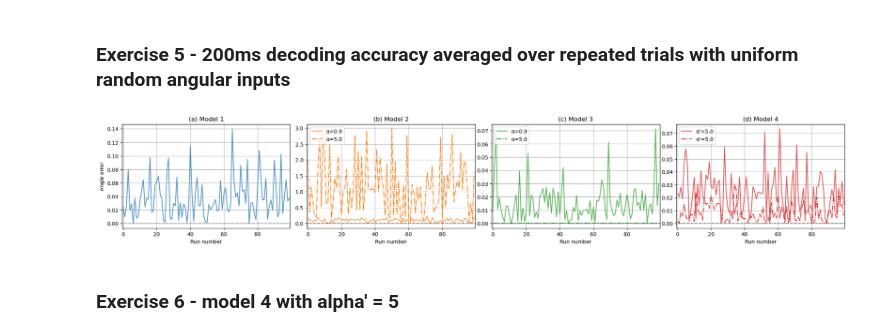
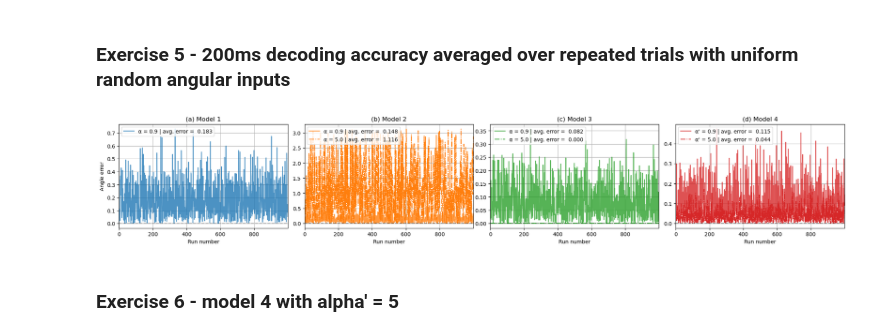
Before and after one commit to elbertwang00/4G3-Courseworks, a Jupyter notebook: Coursework1/coursework1.ipynb, the cells around one changed output. Drawn from its saved outputs; the diff is of its cells as text; code cells hidden in the pictures.

```diff
--- a/Coursework1/coursework1.ipynb
+++ b/Coursework1/coursework1.ipynb
@@ -105,7 +105,7 @@ def setModel3(alpha=0.9): # WIJ = V(phiI - phiJ)
     model3.B, model3.C = np.diag(np.ones(model3.m)), np.diag(np.ones(model3.m))
     return model3
 
-def setModel4(alpha=0.9): # n=2m more neurons than angles, W = ring structure like model 3
+def setModel4(alpha=0.9, B=np.array([]), C=np.array([])): # n=2m more neurons than angles, W = ring structure like model 3
     model4 = V1Model(200,400)
 
     WBar3 = np.zeros((model4.m, model4.m))
@@ -118,8 +118,16 @@ def setModel4(alpha=0.9): # n=2m more neurons than angles, W = ring structure li
     WBar4 = R(WBar3, model4.alpha2)
     W = np.concatenate((WBar4, -WBar4), axis=1)
     model4.W = np.concatenate((W, W), axis=0)
-    model4.B = np.concatenate((np.diag(np.ones(model4.m)), np.zeros((model4.m, model4.m))), axis=0)
-    model4.C = np.concatenate((np.diag(np.ones(model4.m)), np.zeros((model4.m, model4.m))), axis=1)
+
+    if B.shape[0]==0:
+        model4.B = np.concatenate((np.diag(np.ones(model4.m)), np.zeros((model4.m, model4.m))), axis=0)
+    else:
+        model4.B = B
+
+    if C.shape[0]==0:
+        model4.C = np.concatenate((np.diag(np.ones(model4.m)), np.zeros((model4.m, model4.m))), axis=1)
+    else:
+        model4.C = C
     return model4
 # %% [markdown]
 ### Exercise 1 - integrating all models with their default parameters
@@ -239,10 +247,10 @@ plt.show()
 # %%
 nModels = 7
 modAlpha = 5
-responses, thetaAct, thetaEst, decodeAccuracies = [[] for _ in range(nModels)], [[] for _ in range(nModels)], [[] for _ in range(nModels)], [[] for _ in range(nModels)]
+decodeAccuracies5 = [[] for _ in range(nModels)]
 timesteps = np.arange(0,201)
 
-for trial in tqdm(range(100)):
+for trial in tqdm(range(1000)):
     randTheta = np.random.uniform(0,2*np.pi,1)
     for i in range(nModels):
         if i>3:
@@ -251,55 +259,53 @@ for trial in tqdm(range(100)):
             model = eval(f'setModel{i+1}()')
 
         model.theta = randTheta
-        model.sigma = 0.2
+        model.sigma = 1
 
         for t in timesteps:
-            responses[i].append(model.r)
             model.stepTime()
 
-        thetaAct[i].append(model.theta)
-        thetaEst[i].append(model.thetaEst)
-        decodeAccuracies[i].append(model.decodeError)
+        decodeAccuracies5[i].append(model.decodeError)
 # %%
 fig, ax = plt.subplots(1,4, figsize=[20,3.5])
 
 for i in range(nModels):
     idx = i
     if i>3:
         idx = i-3
         if i==6:
-            ax[idx].plot(decodeAccuracies[i], color=defaultColors[idx], linestyle='-.', label="α'=5.0")
+            ax[idx].plot(decodeAccuracies5[i], color=defaultColors[idx], linestyle='-.', label=f"α' = 5.0 | avg. error = {np.mean(decodeAccuracies5[i]) : .3f}")
         else:
-            ax[idx].plot(decodeAccuracies[i], color=defaultColors[idx], linestyle='-.', label="α=5.0")
+            ax[idx].plot(decodeAccuracies5[i], color=defaultColors[idx], linestyle='-.', label=f"α = 5.0 | avg. error = {np.mean(decodeAccuracies5[i]) : .3f}")
         ax[idx].grid()
     else:
         if i==3:
-            ax[idx].plot(decodeAccuracies[idx], color=defaultColors[idx], alpha=0.8, label="α'=5.0")
+            ax[idx].plot(decodeAccuracies5[i], color=defaultColors[idx], alpha=0.8, label=f"α' = 0.9 | avg. error = {np.mean(decodeAccuracies5[i]) : .3f}")
         else:
-            ax[idx].plot(decodeAccuracies[idx], color=defaultColors[idx], alpha=0.8, label="α=0.9")
+            ax[idx].plot(decodeAccuracies5[i], color=defaultColors[idx], alpha=0.8, label=f"α = 0.9 | avg. error = {np.mean(decodeAccuracies5[i]) : .3f}")
 
-    ax[idx].hlines(0,-2,len(decodeAccuracies[idx])+2, color='black', linestyle='--', alpha=0.2, label='_Hidden')
+    ax[idx].hlines(0,-2,len(decodeAccuracies5[idx])+2, color='black', linestyle='--', alpha=0.2, label='_Hidden')
     ax[idx].set_title(f'({letters[idx]}) Model {idx+1}')
     ax[idx].set_xlabel('Run number')
 
-    ax[idx].set_xlim(-0.5, len(decodeAccuracies[idx])-0.5)
+    ax[idx].set_xlim(-0.5, len(decodeAccuracies5[idx])-0.5)
     # ax[idx].set_ylim(-0.02, np.pi)
     # ax[idx].set_yscale('log')
     ax[idx].grid()
 
     if i!=0:
         # ax[idx].set_yticklabels([])
         i=i
     else:
         ax[idx].set_ylabel('Angle error')
 
+ax[0].legend(loc='upper left')
 ax[1].legend(loc='upper left')
 ax[2].legend(loc='upper left')
 ax[3].legend(loc='upper left')
 fig.tight_layout(pad=0.3)
 plt.show()
 # %% [output]
-[figure, old version]
+[figure, new version]
 # %% [markdown]
 ### Exercise 6 - model 4 with alpha' = 5
 # %%
```
Also changed, not shown: parts of 12 cells of this notebook, 4 other files.
